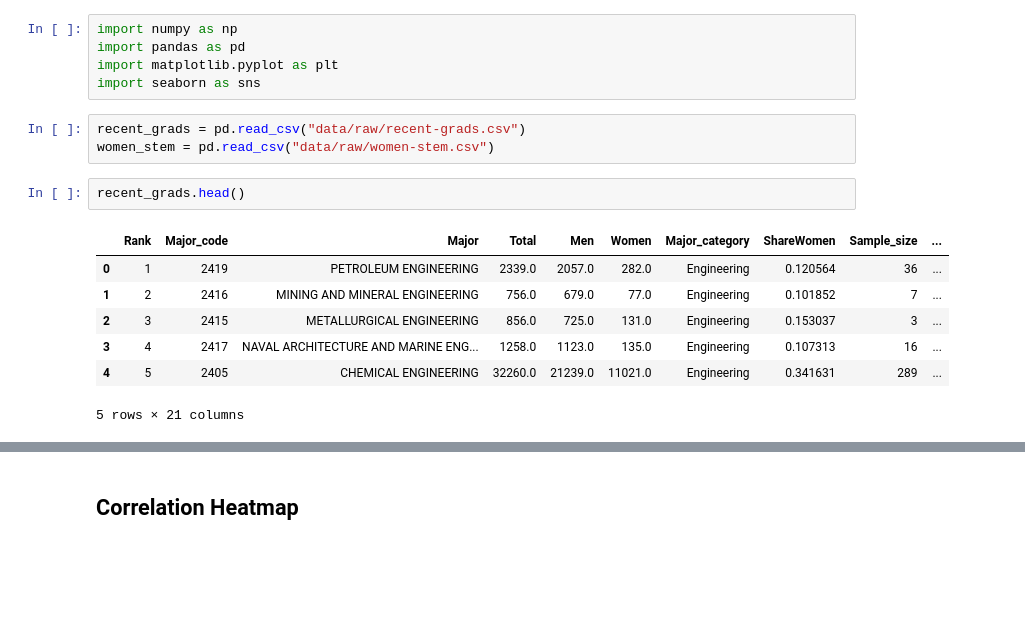
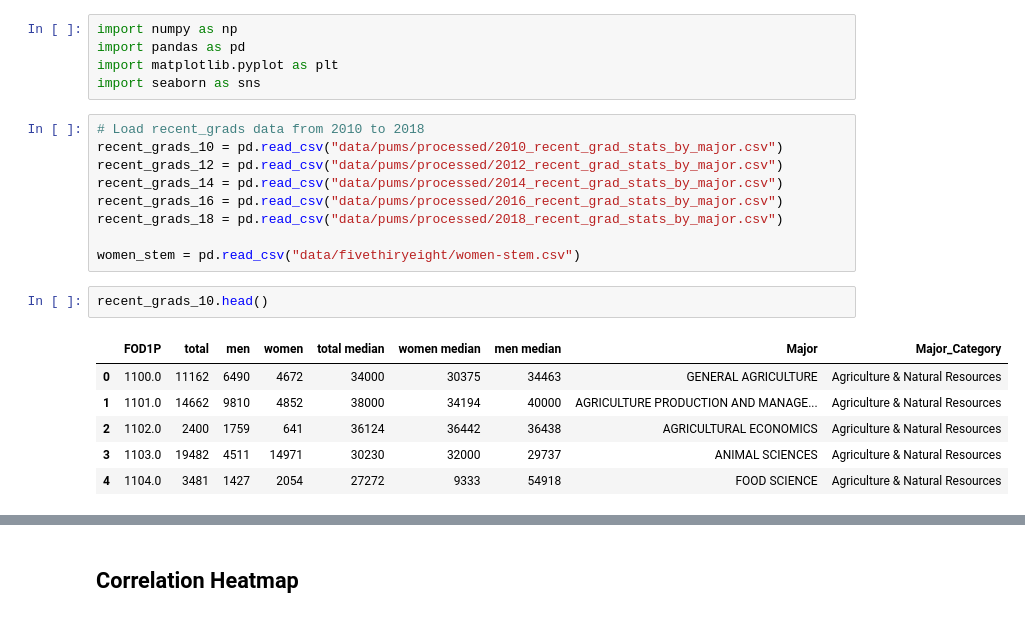
Before and after one commit to UCB-stat-159-s22/hw07-Group21, a Jupyter notebook: Yiping-exploration.ipynb, the cells around one changed output, grey strips where cells are left out. Drawn from its saved outputs; the diff is of its cells as text; blank space fills up the shorter version.

```diff
--- a/Yiping-exploration.ipynb
+++ b/Yiping-exploration.ipynb
@@ -4,15 +4,20 @@ import pandas as pd
 import matplotlib.pyplot as plt
 import seaborn as sns
 # %%
-recent_grads = pd.read_csv("data/raw/recent-grads.csv")
-women_stem = pd.read_csv("data/raw/women-stem.csv")
+# Load recent_grads data from 2010 to 2018
+recent_grads_10 = pd.read_csv("data/pums/processed/2010_recent_grad_stats_by_major.csv")
+recent_grads_12 = pd.read_csv("data/pums/processed/2012_recent_grad_stats_by_major.csv")
+recent_grads_14 = pd.read_csv("data/pums/processed/2014_recent_grad_stats_by_major.csv")
+recent_grads_16 = pd.read_csv("data/pums/processed/2016_recent_grad_stats_by_major.csv")
+recent_grads_18 = pd.read_csv("data/pums/processed/2018_recent_grad_stats_by_major.csv")
+
+women_stem = pd.read_csv("data/fivethiryeight/women-stem.csv")
 # %%
-recent_grads.head()
+recent_grads_10.head()
 # %% [output]
-|  | Rank | Major_code | Major | Total | Men | Women | Major_category | ShareWomen | Sample_size | ... |
-| 0 | 1 | 2419 | PETROLEUM ENGINEERING | 2339.0 | 2057.0 | 282.0 | Engineering | 0.120564 | 36 | ... |
-| 1 | 2 | 2416 | MINING AND MINERAL ENGINEERING | 756.0 | 679.0 | 77.0 | Engineering | 0.101852 | 7 | ... |
-| 2 | 3 | 2415 | METALLURGICAL ENGINEERING | 856.0 | 725.0 | 131.0 | Engineering | 0.153037 | 3 | ... |
-| 3 | 4 | 2417 | NAVAL ARCHITECTURE AND MARINE ENG... | 1258.0 | 1123.0 | 135.0 | Engineering | 0.107313 | 16 | ... |
-| 4 | 5 | 2405 | CHEMICAL ENGINEERING | 32260.0 | 21239.0 | 11021.0 | Engineering | 0.341631 | 289 | ... |
+|  | FOD1P | total | men | women | total median | women median | men median | Major | Major_Category |
+| 0 | 1100.0 | 11162 | 6490 | 4672 | 34000 | 30375 | 34463 | GENERAL AGRICULTURE | Agriculture & Natural Resources |
+| 1 | 1101.0 | 14662 | 9810 | 4852 | 38000 | 34194 | 40000 | AGRICULTURE PRODUCTION AND MANAGE... | Agriculture & Natural Resources |
+| 2 | 1102.0 | 2400 | 1759 | 641 | 36124 | 36442 | 36438 | AGRICULTURAL ECONOMICS | Agriculture & Natural Resources |
+| 3 | 1103.0 | 19482 | 4511 | 14971 | 30230 | 32000 | 29737 | ANIMAL SCIENCES | Agriculture & Natural Resources |
+| 4 | 1104.0 | 3481 | 1427 | 2054 | 27272 | 9333 | 54918 | FOOD SCIENCE | Agriculture & Natural Resources |
-5 rows × 21 columns
```
Also changed, not shown: parts of 11 cells of this notebook.
